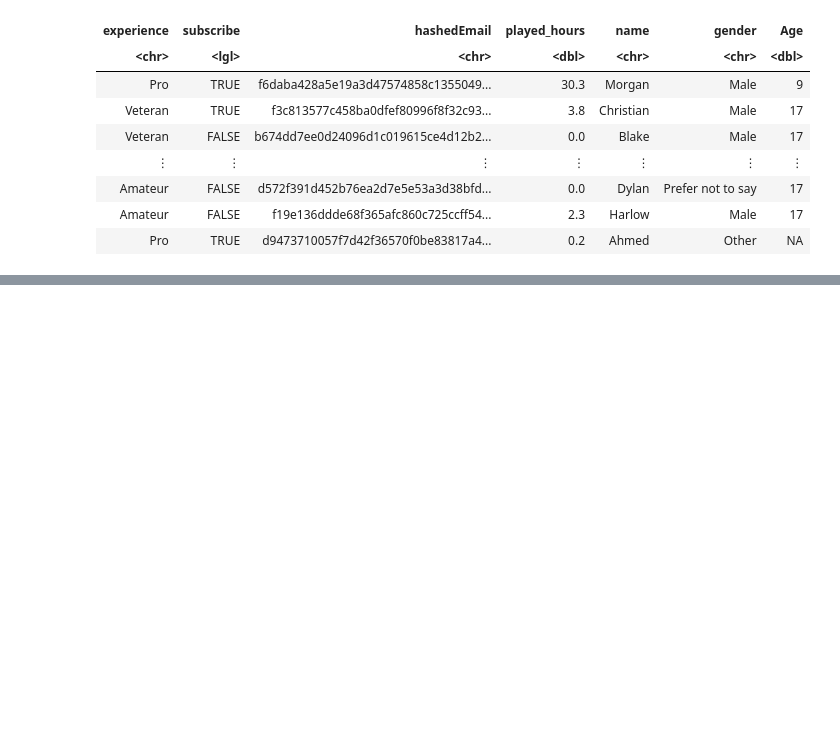
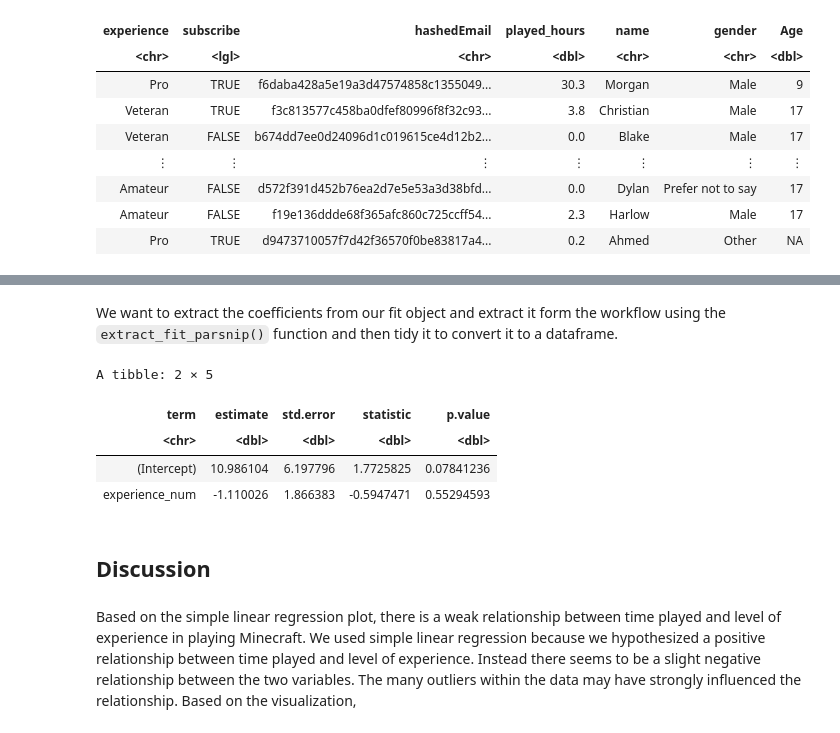
Before and after one commit to bonniechow19/minecraft_project, a Jupyter notebook: minecraft_project.ipynb, the cells around one changed output, grey strips where cells are left out. Cells and saved outputs as stored; diff of their text form; code cells hidden in the pictures; blank space fills up the shorter version.

```diff
--- a/minecraft_project.ipynb
+++ b/minecraft_project.ipynb
@@ -65,0 +90,13 @@ A spec_tbl_df: 196 × 7
+# %%
+#we first need to check the different experience levels
+players|>
+distinct(experience) |> #distinct filters the repetitive values
+pull(experience)
+
+#We can mutate the experience column and select only the columns we want (played_hours and experience_num)
+players <- players |>
+  mutate(experience = factor(experience, levels = c("Beginner", "Amateur", "Regular", "Pro", "Veteran"), ordered = TRUE),
+         experience_num = as.numeric(experience))|> #We ordered the categorical values and set them as numeric values
+  select(experience_num, played_hours)
+
+players
@@ -65,0 +206,18 @@ A spec_tbl_df: 196 × 7
+# %% [markdown]
+We want to extract the coefficients from our fit object and extract it form the workflow using the `extract_fit_parsnip()` function and then tidy it to convert it to a dataframe.
+# %%
+coeffs <- players_fit |>
+             extract_fit_parsnip() |>
+             tidy()
+
+coeffs
+# %% [output]
+A tibble: 2 × 5
+| term | estimate | std.error | statistic | p.value |
+| <chr> | <dbl> | <dbl> | <dbl> | <dbl> |
+| (Intercept) | 10.986104 | 6.197796 | 1.7725825 | 0.07841236 |
+| experience_num | -1.110026 | 1.866383 | -0.5947471 | 0.55294593 |
+# %% [markdown]
+## Discussion
+# %% [markdown]
+Based on the simple linear regression plot, there is a weak relationship between time played and level of experience in playing Minecraft. We used simple linear regression because we hypothesized a positive relationship between time played and level of experience. Instead there seems to be a slight negative relationship between the two variables. The many outliers within the data may have strongly influenced the relationship. Based on the visualization,
```
Also changed, not shown: parts of 15 cells of this notebook, 1 other file.
